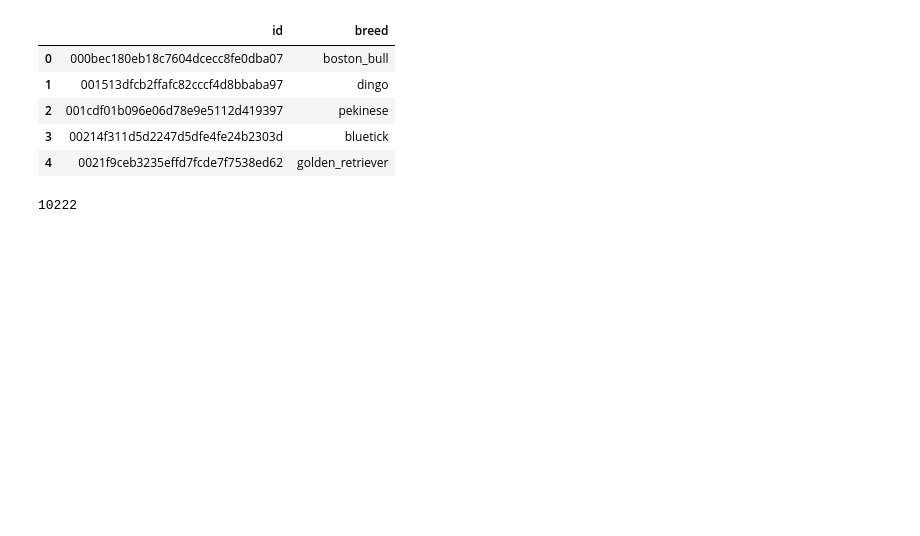
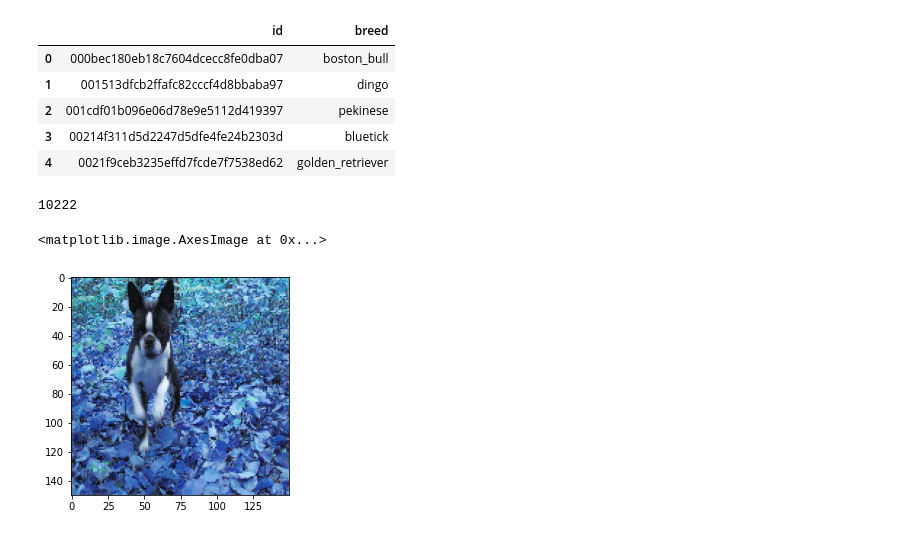
Before and after one commit to jrebolo/fia, a Jupyter notebook: projeto01/viewData.ipynb, the cells around one changed output. Saved outputs shown, nothing was run; the diff lists cells and outputs as text; code cells hidden in the pictures; blank space fills up the shorter version.

```diff
--- a/projeto01/viewData.ipynb
+++ b/projeto01/viewData.ipynb
@@ -28,5 +28,21 @@ len(boolean_labels)
 # %% [output]
 10222
 # %%
-X = [plt.imread(fname, format='jpeg') for fname in filenames]
-y = boolean_labels
+# Resize images
+import cv2
+
+imgs = []
+for fname in filenames:
+    img = cv2.imread(fname)
+    imgs.append(cv2.resize(img, dsize=(150, 150), interpolation=cv2.INTER_CUBIC))
+
+
+
+#X = [plt.imread(fname, format='jpeg') for fname in filenames]
+#y = boolean_labels
+# %%
+imgs = np.array(imgs)
+plt.imshow(imgs[0])
+# %% [output]
+<matplotlib.image.AxesImage at 0x...>
+[figure, added]
```
Also changed, not shown: parts of 3 cells of this notebook.
